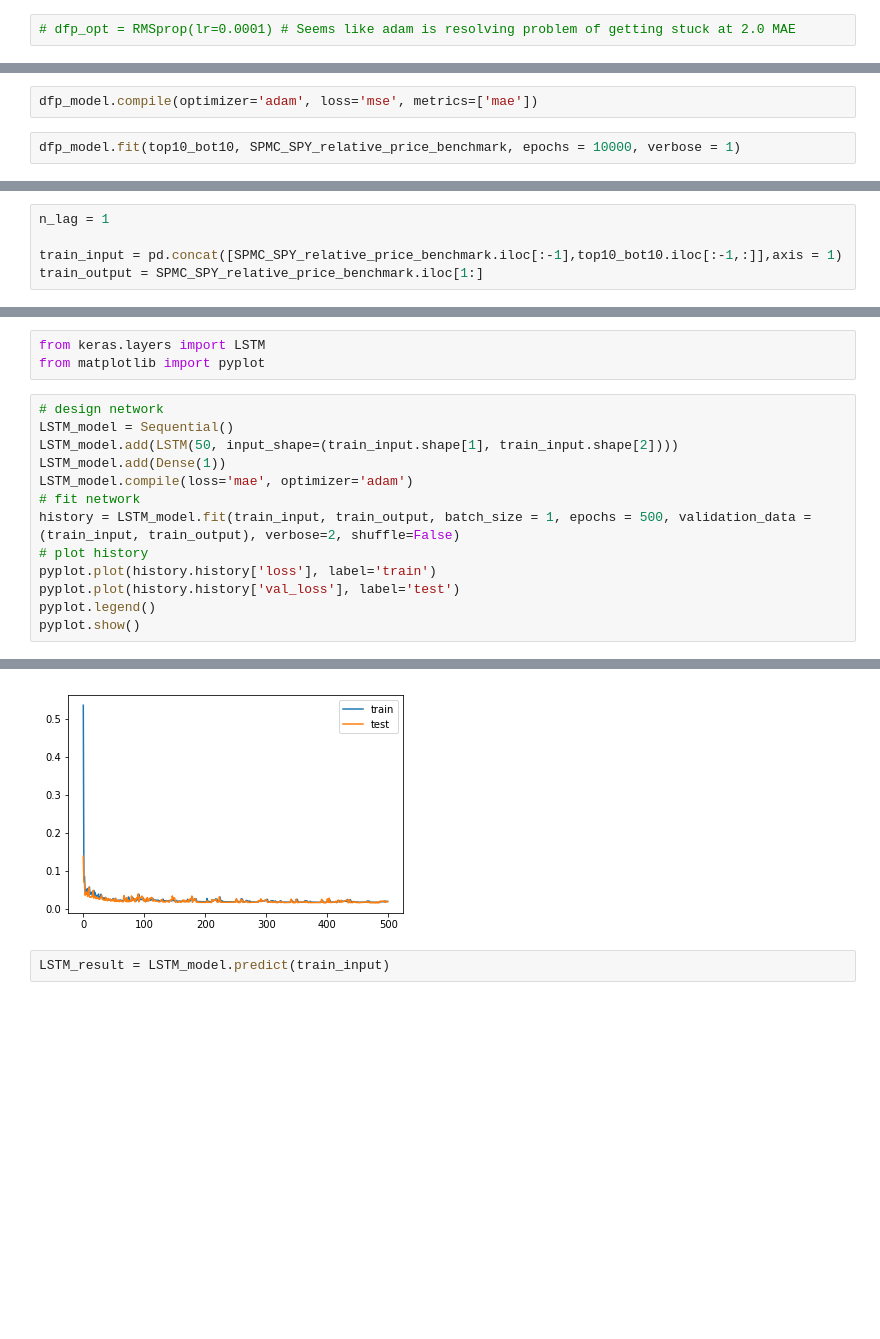
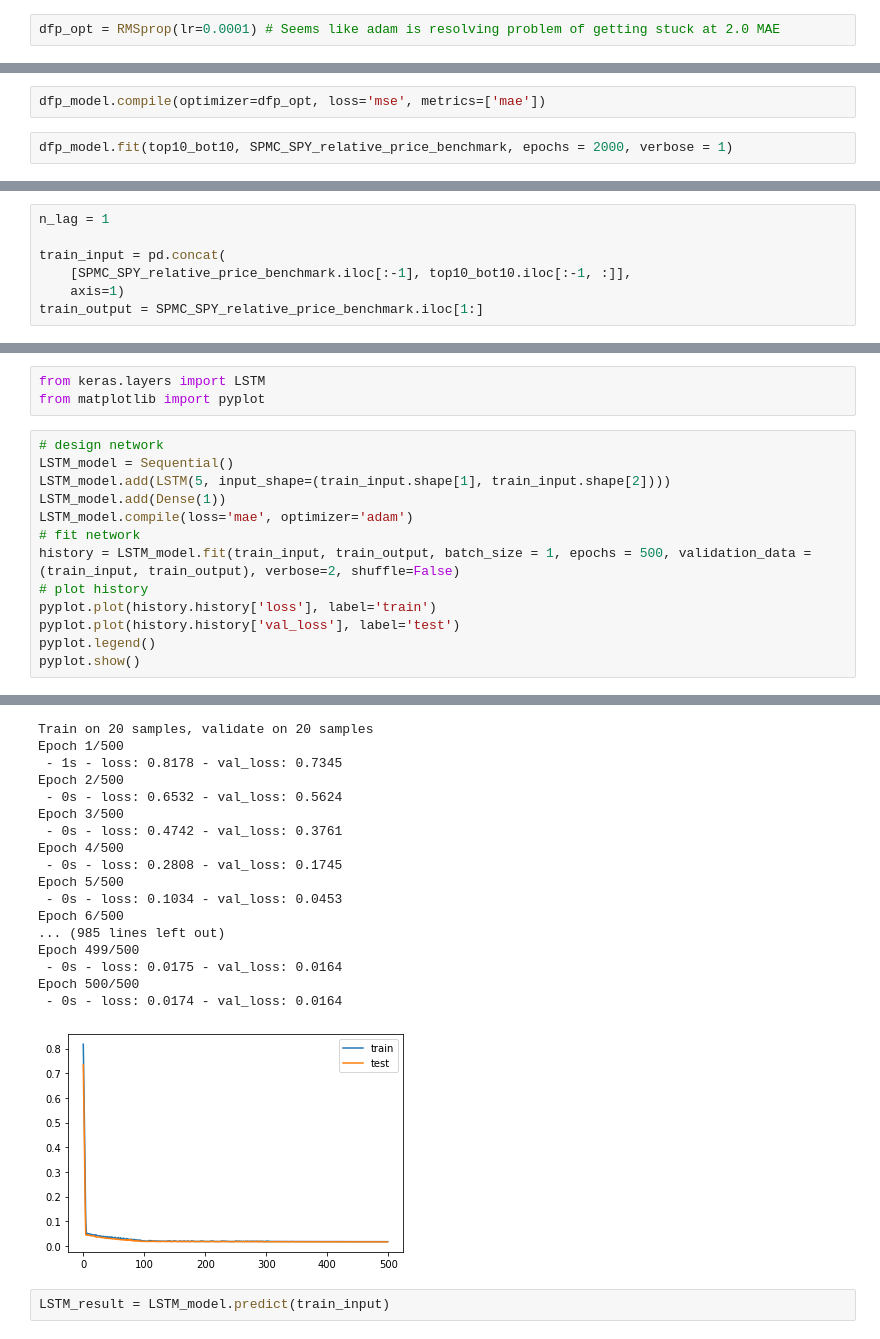
Before and after one commit to YILINGU10/Portfolio_Selection, a Jupyter notebook: PortfolioSelection_0726.ipynb, the cells around one changed output, grey strips where cells are left out. Cells and saved outputs as stored; diff of their text form; blank space fills up the shorter version.

Commit message:
Packaged stuff. Benchmark WIP

```diff
--- a/PortfolioSelection_0726.ipynb
+++ b/PortfolioSelection_0726.ipynb
@@ -374,11 +252,11 @@ dfp_model.add(Dense(units = 1, activation='relu', use_bias = False))
 # %% [markdown]
 ### Set optimizer and learning rate
 # %%
-# dfp_opt = RMSprop(lr=0.0001) # Seems like adam is resolving problem of getting stuck at 2.0 MAE
+dfp_opt = RMSprop(lr=0.0001) # Seems like adam is resolving problem of getting stuck at 2.0 MAE
 # %% [markdown]
 ### Compile & learn
 # %%
-dfp_model.compile(optimizer='adam', loss='mse', metrics=['mae'])
+dfp_model.compile(optimizer=dfp_opt, loss='mse', metrics=['mae'])
 # %%
-dfp_model.fit(top10_bot10, SPMC_SPY_relative_price_benchmark, epochs = 10000, verbose = 1)
+dfp_model.fit(top10_bot10, SPMC_SPY_relative_price_benchmark, epochs = 2000, verbose = 1)
 # %% [output]
@@ -447,5 +354,7 @@ pd.DataFrame(abs(dfp_result - SPMC_SPY_relative_price_benchmark)/SPMC_SPY_relati
 # %%
 n_lag = 1
 
-train_input = pd.concat([SPMC_SPY_relative_price_benchmark.iloc[:-1],top10_bot10.iloc[:-1,:]],axis = 1)
+train_input = pd.concat(
+    [SPMC_SPY_relative_price_benchmark.iloc[:-1], top10_bot10.iloc[:-1, :]],
+    axis=1)
 train_output = SPMC_SPY_relative_price_benchmark.iloc[1:]
@@ -500,7 +439,7 @@ from matplotlib import pyplot
 # %%
 # design network
 LSTM_model = Sequential()
-LSTM_model.add(LSTM(50, input_shape=(train_input.shape[1], train_input.shape[2])))
+LSTM_model.add(LSTM(5, input_shape=(train_input.shape[1], train_input.shape[2])))
 LSTM_model.add(Dense(1))
 LSTM_model.compile(loss='mae', optimizer='adam')
 # fit network
@@ -531,3 +456,20 @@ Epoch 500/500
+Train on 20 samples, validate on 20 samples
+Epoch 1/500
+ - 1s - loss: 0.8178 - val_loss: 0.7345
+Epoch 2/500
+ - 0s - loss: 0.6532 - val_loss: 0.5624
+Epoch 3/500
+ - 0s - loss: 0.4742 - val_loss: 0.3761
+Epoch 4/500
+ - 0s - loss: 0.2808 - val_loss: 0.1745
+Epoch 5/500
+ - 0s - loss: 0.1034 - val_loss: 0.0453
+Epoch 6/500
+... (985 lines left out)
+Epoch 499/500
+ - 0s - loss: 0.0175 - val_loss: 0.0164
+Epoch 500/500
+ - 0s - loss: 0.0174 - val_loss: 0.0164
-[figure, old version]
+[figure, new version]
 # %%
 LSTM_result = LSTM_model.predict(train_input)
```
Also changed, not shown: parts of 41 cells of this notebook, 12 other files.
